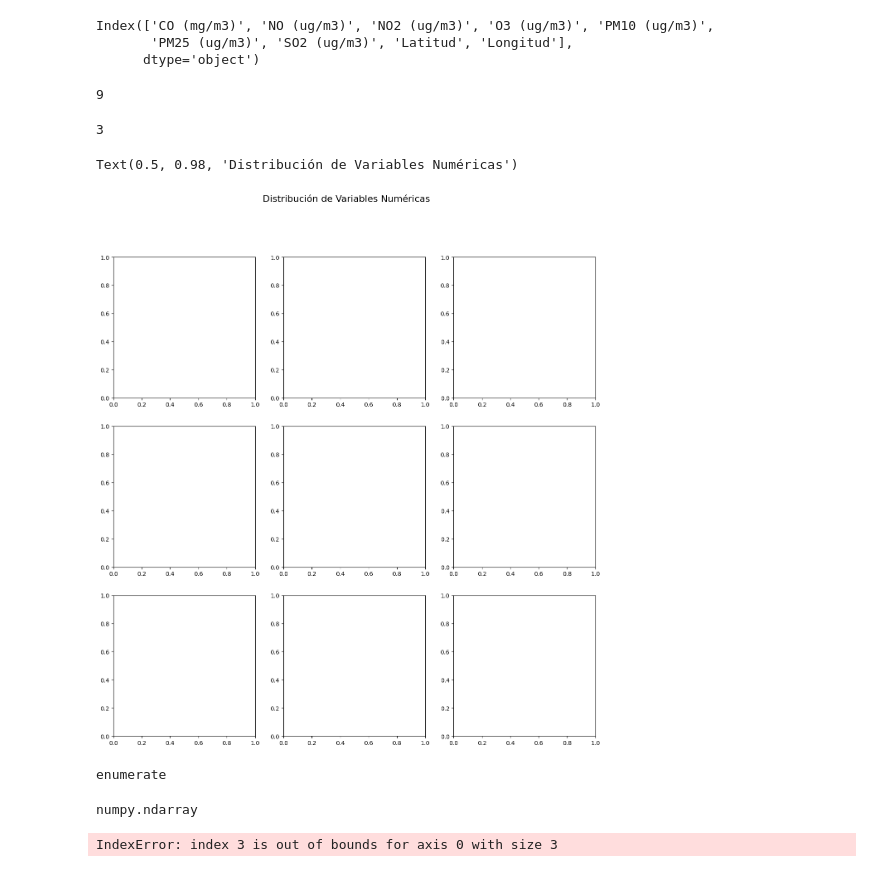
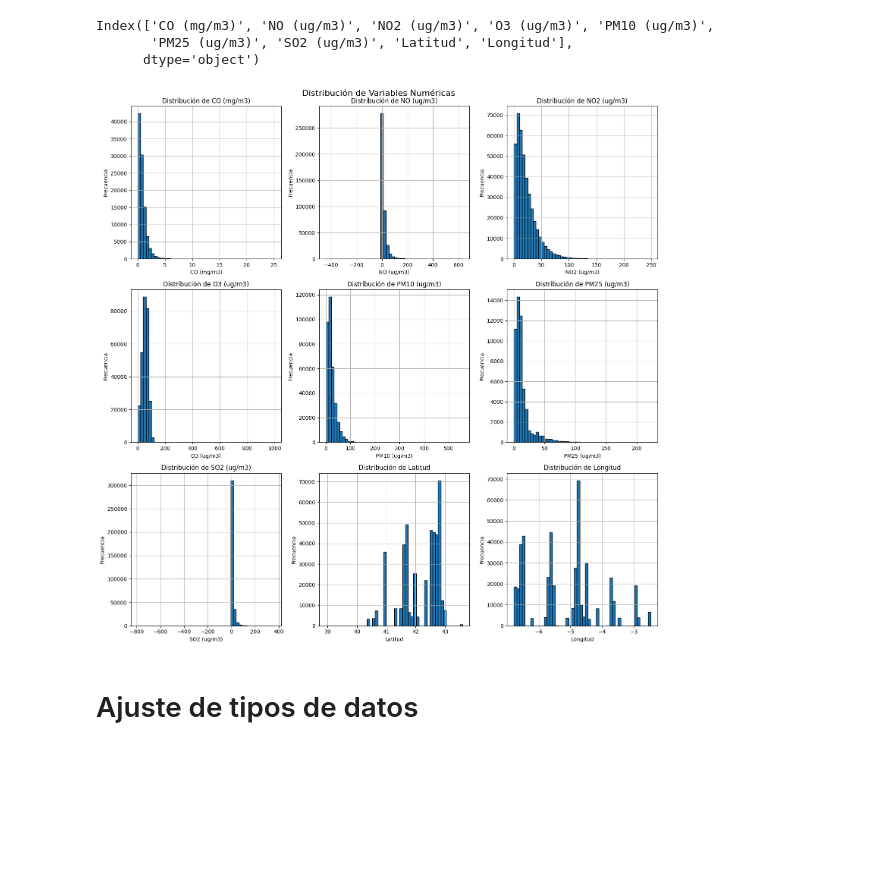
Before and after one commit to RuthCMoreno/Diplomado_IA, a Jupyter notebook: Tarea_Guia_EDA_Python.ipynb, the cells around one changed output. Drawn from its saved outputs; the diff is of its cells as text; code cells hidden in the pictures; blank space fills up the shorter version.

```diff
--- a/Tarea_Guia_EDA_Python.ipynb
+++ b/Tarea_Guia_EDA_Python.ipynb
@@ -98,19 +117,6 @@ Index(['CO (mg/m3)', 'NO (ug/m3)', 'NO2 (ug/m3)', 'O3 (ug/m3)', 'PM10 (ug/m3)',
 # %%
 # Calcular el número de filas y columnas para el subplot
 n = len(columnas_numericas)
-print(n)
+nrows = 3
+#ncols = (n + nrows - 1) // nrows
+ncols = 3
-# %% [output]
-9
-# %%
-nrows = 3
-ncols = min(n, 3)
-print(ncols)
-# %% [output]
-3
-# %%
-# Crear la figura y los subplots
-fig, axes = plt.subplots(nrows=nrows, ncols=ncols, figsize=(15, 5*nrows))
-fig.suptitle('Distribución de Variables Numéricas', fontsize=16)
-# %% [output]
-Text(0.5, 0.98, 'Distribución de Variables Numéricas')
-[figure, removed]
@@ -120,24 +123,24 @@ axes = axes.flatten() if n > 3 else [axes]
-# %%
-type(enumerate(columnas_numericas))
-# %% [output]
-enumerate
-# %%
-type(axes)
-# %% [output]
-numpy.ndarray
 # %%
+# Crear la figura y los subplots
+fig, axes = plt.subplots(nrows=nrows, ncols=ncols, figsize=(15, 5*nrows))
+fig.suptitle('Distribución de Variables Numéricas', fontsize=16)
+
+# Aplanar el array de ejes en caso de que sea 2D
+axes = axes.flatten() if n > 3 else [axes]
+
 # Crear histogramas para cada variable numérica
-for i,col in enumerate(columnas_numericas):
+for i, col in enumerate(columnas_numericas):
     ax = axes[i]
-   # calidad_aire[col].hist(ax=ax, bins=50, edgecolor='black')
-   # ax.set_title(f'Distribución de {col}')
-   # ax.set_xlabel(col)
-   # ax.set_ylabel('Frecuencia')
+    calidad_aire[col].hist(ax=ax, bins=50, edgecolor='black')
+    ax.set_title(f'Distribución de {col}')
+    ax.set_xlabel(col)
+    ax.set_ylabel('Frecuencia')
+
 # Ocultar subplots vacíos si los hay
-#for j in range(i+1, len(axes)):
- #   fig.delaxes(axes[j])
+for j in range(i+1, len(axes)):
+    fig.delaxes(axes[j])
 
-#plt.tight_layout()
-#plt.show()
+plt.tight_layout()
+plt.show()
 # %% [output]
-IndexError: index 3 is out of bounds for axis 0 with size 3
+[figure, added]
@@ -145,0 +147,2 @@ IndexError: index 3 is out of bounds for axis 0 with size 3
+# %% [markdown]
+# Ajuste de tipos de datos
```
Also changed, not shown: parts of 24 cells of this notebook.
